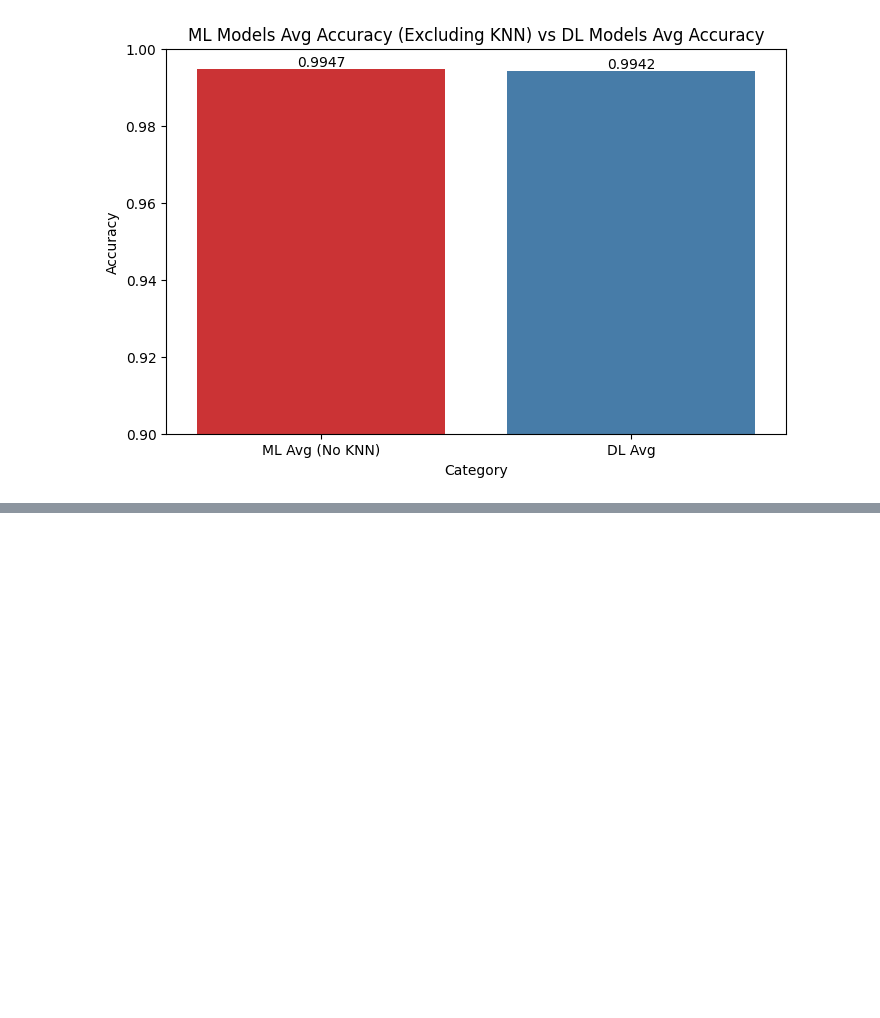
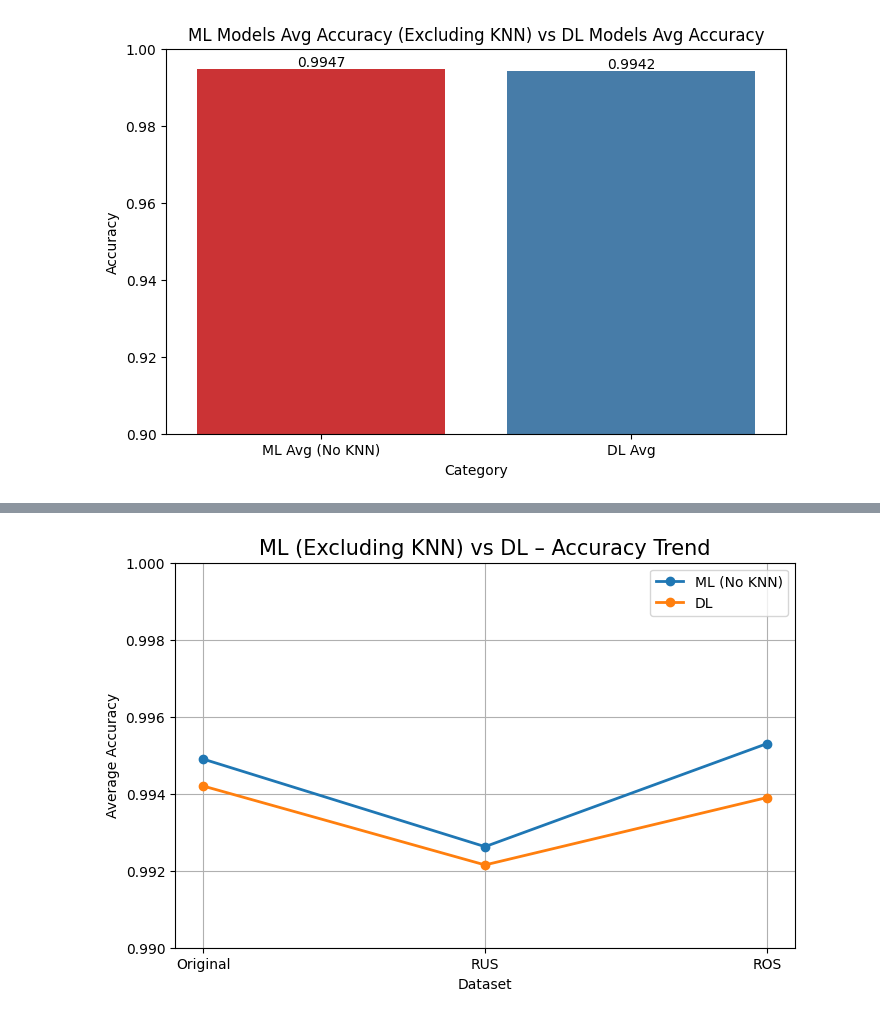
Before and after one commit to yash-sojitra-20/SQLi-Detection-Benchmark, a Jupyter notebook: Visualization/OverAll.ipynb, the cells around one changed output, grey strips where cells are left out. Cells and saved outputs as stored; diff of their text form; code cells hidden in the pictures; blank space fills up the shorter version.

```diff
--- a/Visualization/OverAll.ipynb
+++ b/Visualization/OverAll.ipynb
@@ -426,0 +453,16 @@ plt.show()
+# %%
+plt.figure(figsize=(8,5))
+plt.plot(["Original","RUS","ROS"], [avg_original, avg_rus, avg_ros],
+         marker="o", label="ML (No KNN)", linewidth=2)
+plt.plot(["Original","RUS","ROS"], [avg_dl_original, avg_dl_rus, avg_dl_ros],
+         marker="o", label="DL", linewidth=2)
+
+plt.ylim(0.99, 1.0)
+plt.title("ML (Excluding KNN) vs DL – Accuracy Trend", fontsize=15)
+plt.ylabel("Average Accuracy")
+plt.xlabel("Dataset")
+plt.legend()
+plt.grid(True)
+plt.show()
+# %% [output]
+[figure, added]
```
Also changed, not shown: parts of 8 cells of this notebook.
